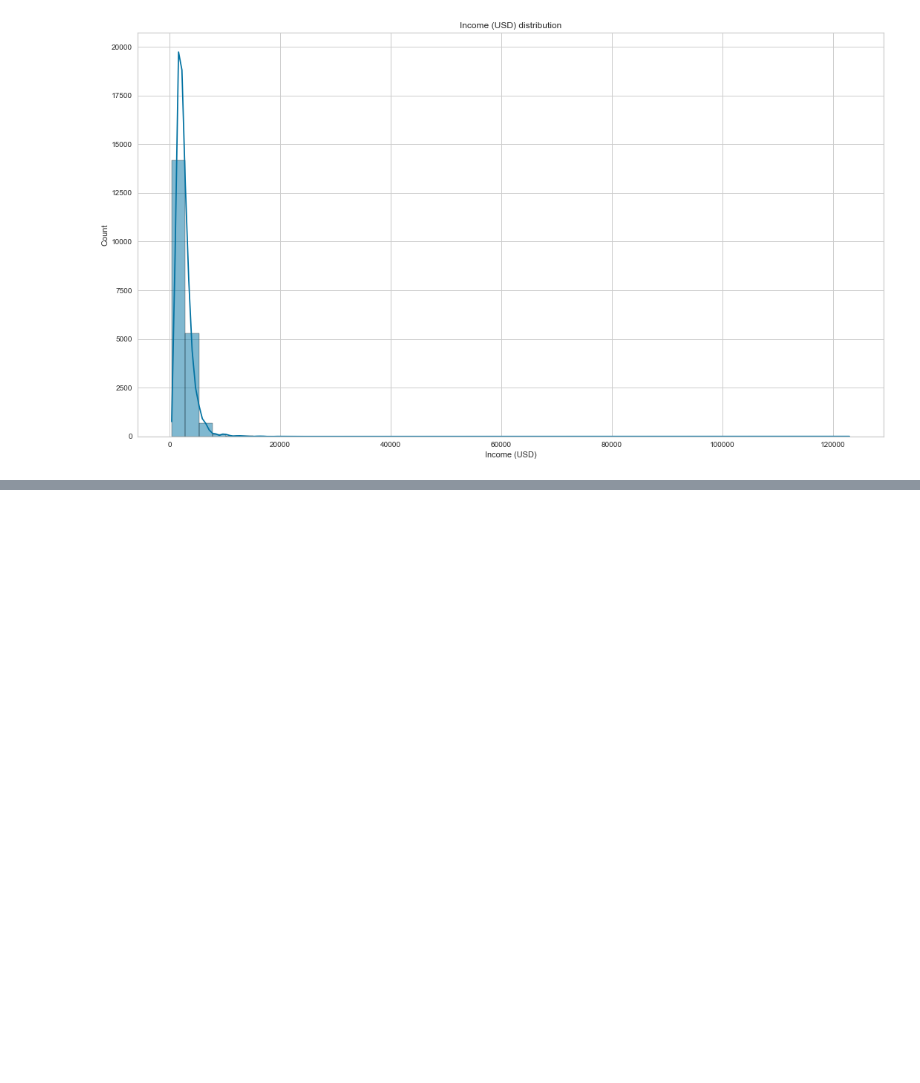
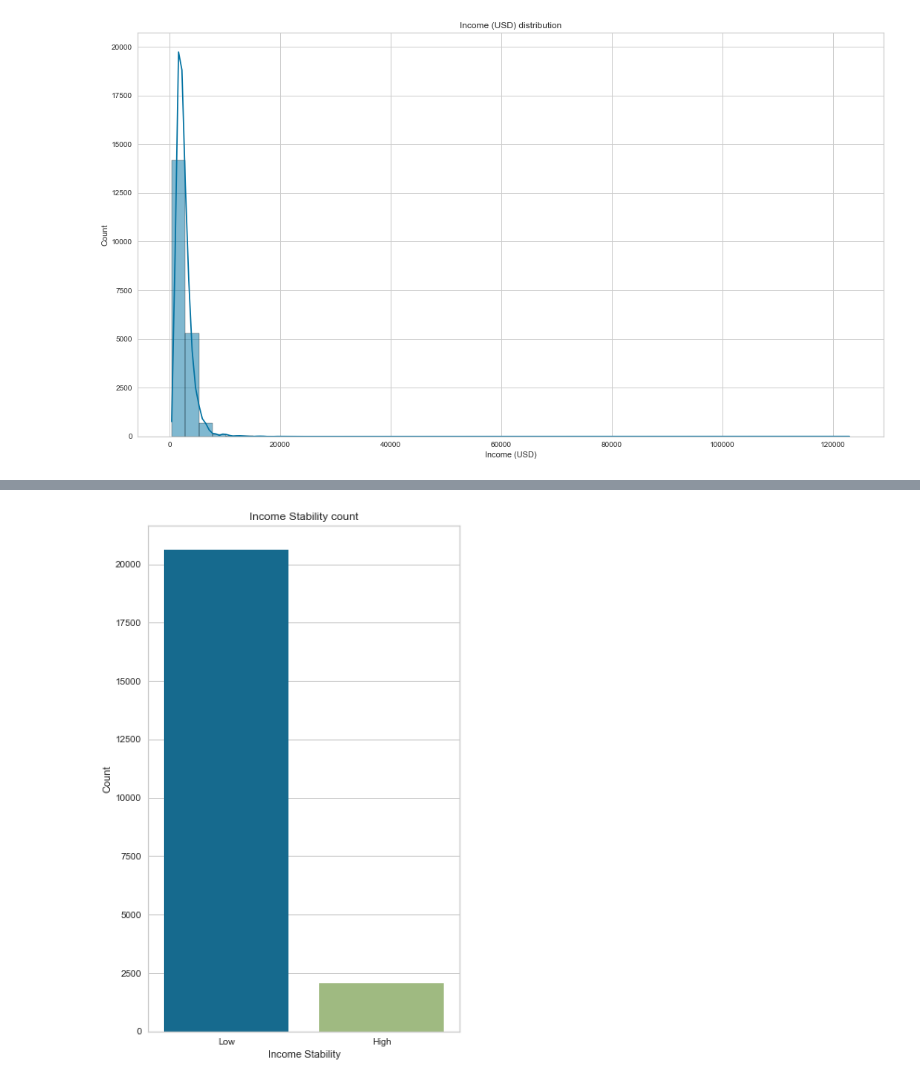
Before and after one commit to semasuka/Loan-amount-prediction-regression, a Jupyter notebook: Loan_amount_prediction.ipynb, the cells around one changed output, grey strips where cells are left out. Cells and saved outputs as stored; diff of their text form; code cells hidden in the pictures; blank space fills up the shorter version.

Commit message:
Income stability univariate analysis added

```diff
--- a/Loan_amount_prediction.ipynb
+++ b/Loan_amount_prediction.ipynb
@@ -318,0 +358,4 @@ create_hist_plot(loan_amt_train_copy, 'Income (USD)', the_bins=50)
+# %%
+create_bar_plot(loan_amt_train_copy,'Income Stability')
+# %% [output]
+[figure, added]
```
Also changed, not shown: parts of 7 cells of this notebook.
